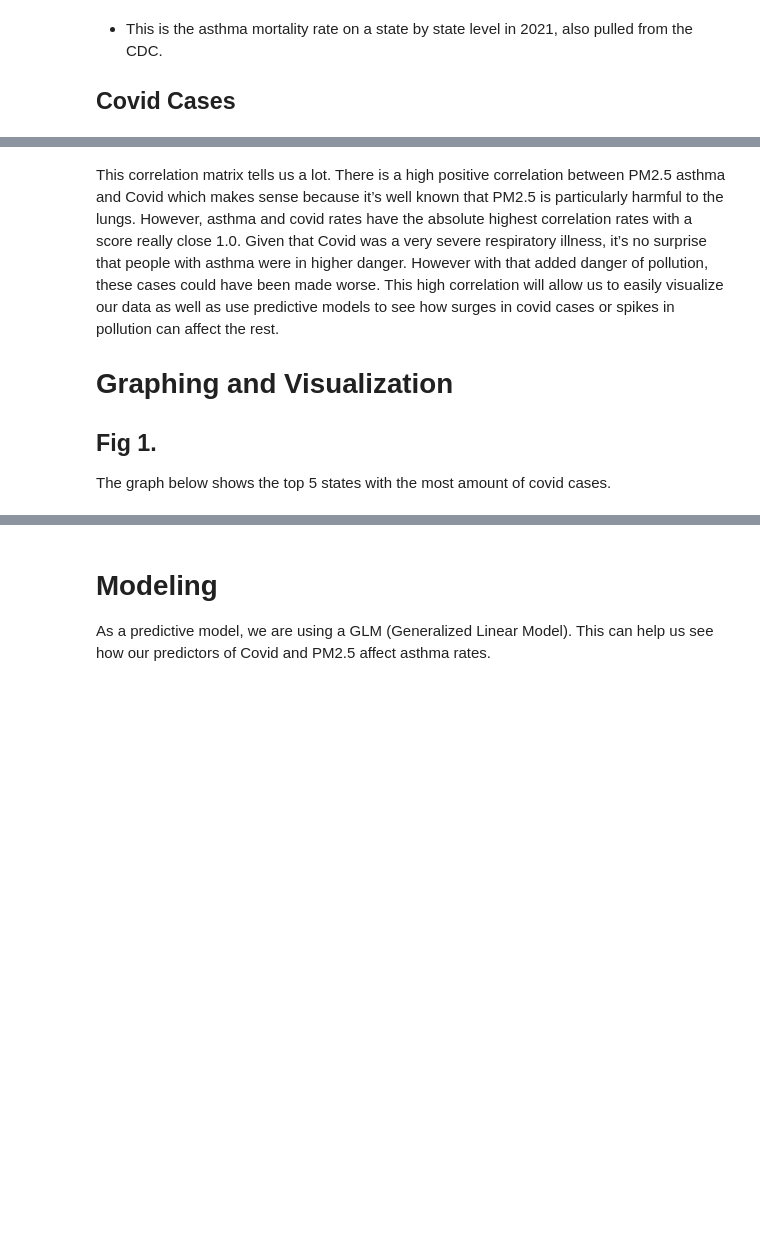
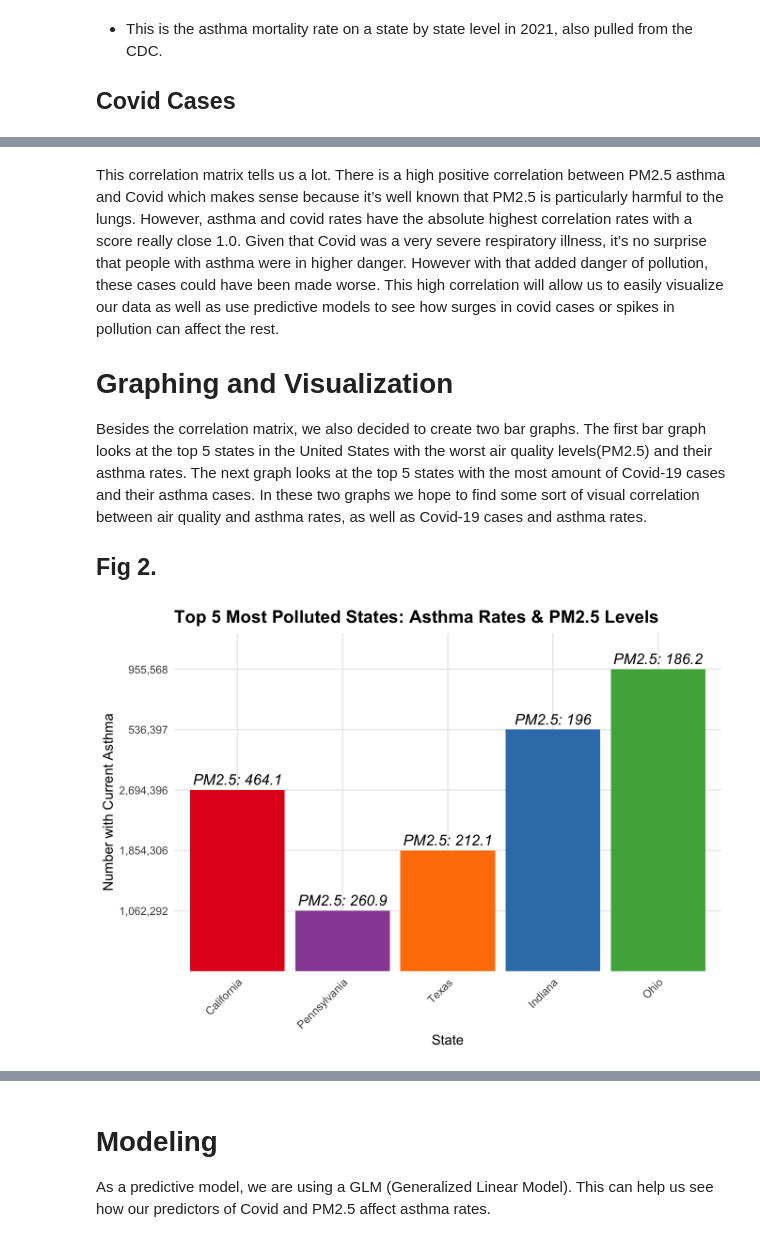
Before and after one commit to balcarcm97/final_project, a Jupyter notebook: docs/index.embed.ipynb, the cells around one changed output, grey strips where cells are left out. Saved outputs shown, nothing was run; the diff lists cells and outputs as text; code cells hidden in the pictures; blank space fills up the shorter version.

```diff
--- a/docs/index.embed.ipynb
+++ b/docs/index.embed.ipynb
@@ -111,6 +113,30 @@ This correlation matrix tells us a lot. There is a high positive correlation bet
 
 # Graphing and Visualization
 
-## Fig 1.
+Besides the correlation matrix, we also decided to create two bar graphs. The first bar graph looks at the top 5 states in the United States with the worst air quality levels(PM2.5) and their asthma rates. The next graph looks at the top 5 states with the most amount of Covid-19 cases and their asthma cases. In these two graphs we hope to find some sort of visual correlation between air quality and asthma rates, as well as Covid-19 cases and asthma rates.
 
-The graph below shows the top 5 states with the most amount of covid cases.
+## Fig 2.
+# %%
+library(dplyr)
+library(tidyverse)
+top5_polluted <- combined_data %>%
+  arrange(desc(pm25)) %>%
+  slice(1:5)
+
+ggplot(top5_polluted, aes(x = reorder(State, -pm25), y = Number.With.Current.Asthma., fill = State)) +
+  geom_col() +
+  geom_text(aes(label = paste0("PM2.5: ", round(pm25, 1))),
+            vjust = -0.5, size = 4.2, fontface = "italic") +
+  labs(
+    title = "Top 5 Most Polluted States: Asthma Rates & PM2.5 Levels",
+    x = "State",
+    y = "Number with Current Asthma"
+  ) +
+  theme_minimal() +
+  theme(
+    plot.title = element_text(size = 14, face = "bold"),
+    axis.text.x = element_text(angle = 45, hjust = 1)
+  ) +
+  scale_fill_brewer(palette = "Set1", guide = "none")
+# %% [output]
+[figure, added]
```
Also changed, not shown: parts of 31 cells of this notebook, 19 other files.
